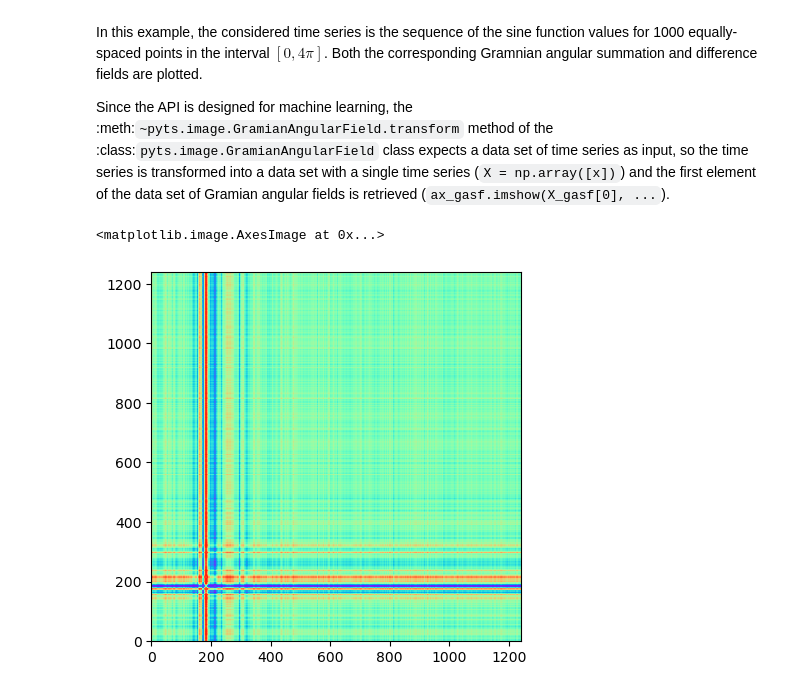
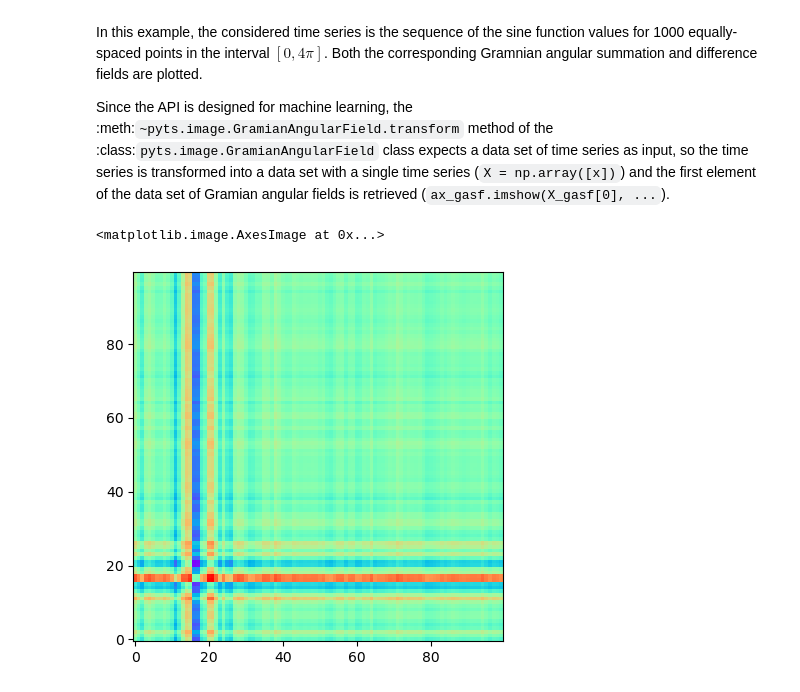
Before and after one commit to lsl198651/MurmurPro, a Jupyter notebook: util/plot_single_gaf.ipynb, the cells around one changed output. Cells and saved outputs as stored; diff of their text form; code cells hidden in the pictures.

```diff
--- a/util/plot_single_gaf.ipynb
+++ b/util/plot_single_gaf.ipynb
@@ -25,28 +25,31 @@ Gramian angular fields is retrieved (``ax_gasf.imshow(X_gasf[0], ...``).
 # %%
 # Author: Johann Faouzi <johann.faouzi@gmail.com>
 # License: BSD-3-Clause
 
 import numpy as np
 import matplotlib.pyplot as plt
 from pyts.image import GramianAngularField
 import librosa
-
+import PIL.Image as pil_image
 # Load the time series
 absent_wav_path = r'D:\Shilong\murmur\01_dataset\12_baseset_16k\fold_set_0\absent\14241_AV_s2+Diastolic_1_Absent_nan_210.wav'
 present_wav_path = r'D:\Shilong\murmur\01_dataset\12_baseset_16k\fold_set_0\present\14241_AV_s1+Systolic_1_Present_Early-systolic_210.wav'
 y, sr = librosa.load(absent_wav_path, sr=4000)
 
 
 X = np.array([y])
 
 # Compute Gramian angular fields
 gasf = GramianAngularField(method='summation')
 X_gasf = gasf.fit_transform(X)
 
 gadf = GramianAngularField(method='difference')
 X_gadf = gadf.fit_transform(X)
-
-plt.imshow(X_gadf[0], cmap='rainbow', origin='lower',)
+#  bicubic interpolation
+img = pil_image.fromarray(X_gadf[0])
+image = img.resize((100, 100), resample=pil_image.BICUBIC)
+image = np.array(image)
+plt.imshow(image, cmap='rainbow', origin='lower')
 # %% [output]
 <matplotlib.image.AxesImage at 0x...>
-[figure, old version]
+[figure, new version]
```
Also changed, not shown: 2 other files.
